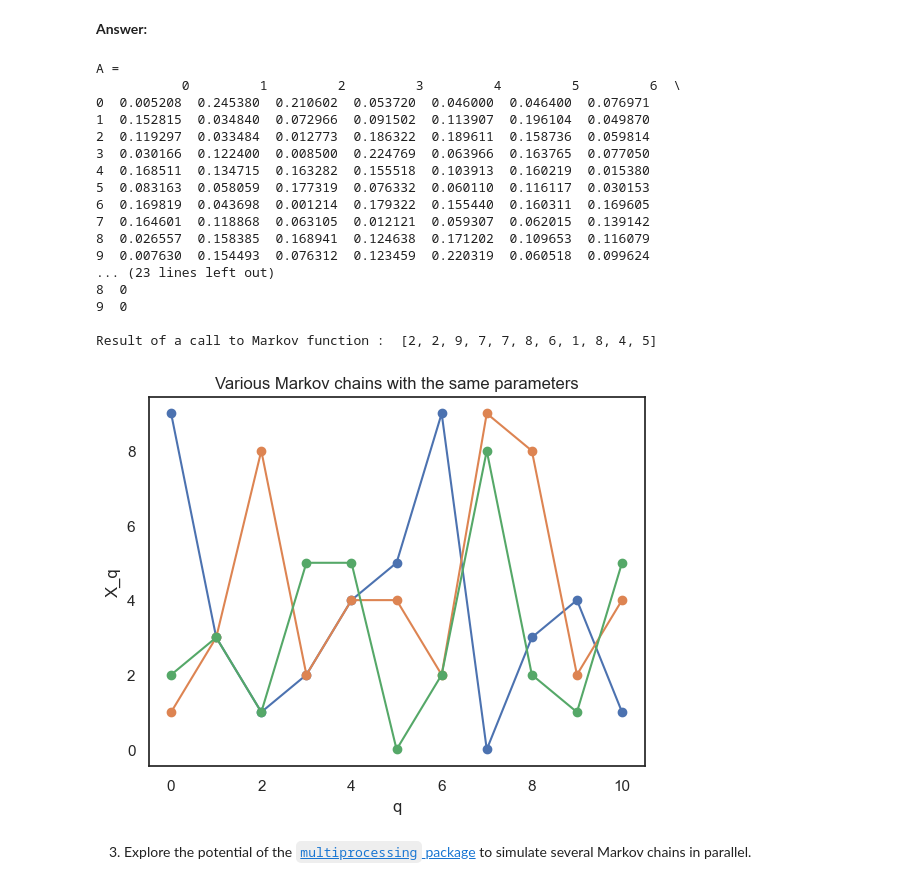
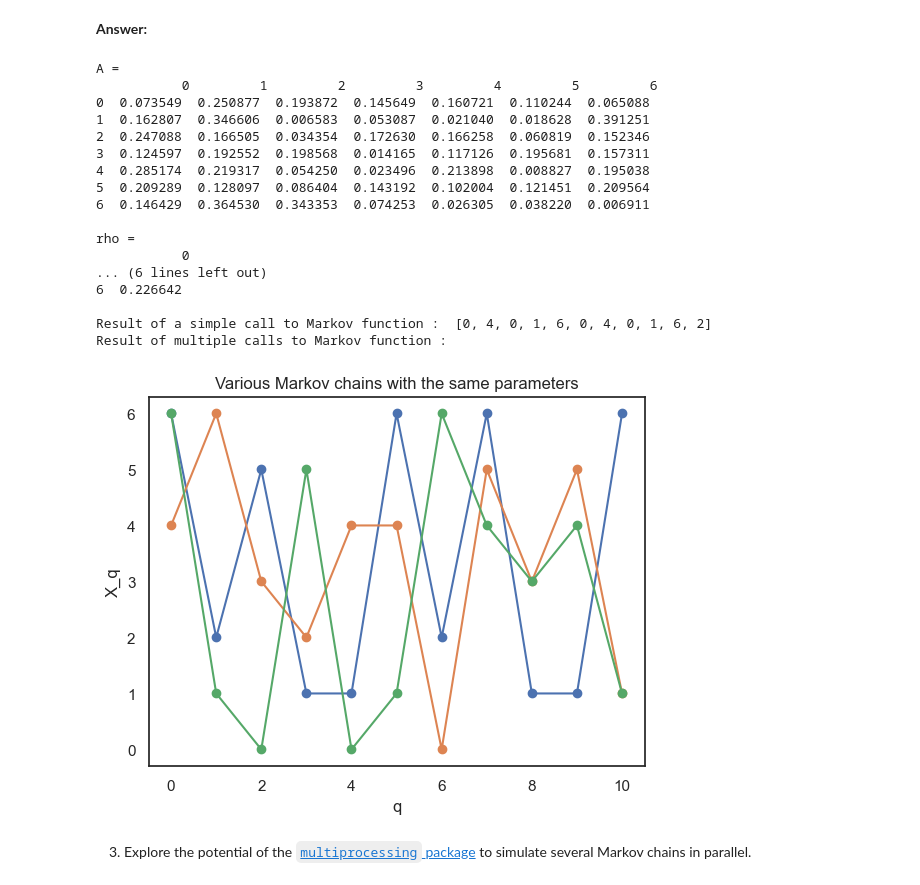
Before and after one commit to Cbonvieuxziz/python_sdia, a Jupyter notebook: Labs/Lab5/lab5.ipynb, the cells around one changed output. Saved outputs shown, nothing was run; the diff lists cells and outputs as text; code cells hidden in the pictures.

```diff
--- a/Labs/Lab5/lab5.ipynb
+++ b/Labs/Lab5/lab5.ipynb
@@ -240,44 +240,50 @@ def plot_markov_chain_result(rho,A,nmax,rng, N, N_s):
     plt.title("Various Markov chains with the same parameters")
     plt.show()
 # %%
-N = 10
+N = 7
 
 # Differents rhos
 random_rho = generate_probability_vector(N)
 rho = np.array([1] + [0 for _ in range(N-1)]) # The chain has to start by the point 0
 
 # Random matrix
 A = random_stochastic_matrix(N)
 
 # Print the chosen values
-print("A = \n", pd.DataFrame(A), end="\n\n")
-print("rho = \n", pd.DataFrame(rho.T), end="\n\n")
+if N <= 7:
+    print("A = \n", pd.DataFrame(A), end="\n\n")
+
+else:
+    print("First columns of A : \n", pd.DataFrame(A), end="\n\n")
+
+print("rho = \n", pd.DataFrame(random_rho), end="\n\n")
 
 # Print the result of a simple call
 path = markov(random_rho, A, 10, rng, N)
-print("Result of a call to Markov function : ", path)
+print("Result of a simple call to Markov function : ", path)
 
 # Call multiple times the function and plot the result
+print("Result of multiple calls to Markov function : ")
 plot_markov_chain_result(random_rho, A, 10, rng, N, 3)
 # %% [output]
 A =
-           0         1         2         3         4         5         6  \
-0  0.005208  0.245380  0.210602  0.053720  0.046000  0.046400  0.076971
-1  0.152815  0.034840  0.072966  0.091502  0.113907  0.196104  0.049870
-2  0.119297  0.033484  0.012773  0.186322  0.189611  0.158736  0.059814
-3  0.030166  0.122400  0.008500  0.224769  0.063966  0.163765  0.077050
-4  0.168511  0.134715  0.163282  0.155518  0.103913  0.160219  0.015380
-5  0.083163  0.058059  0.177319  0.076332  0.060110  0.116117  0.030153
-6  0.169819  0.043698  0.001214  0.179322  0.155440  0.160311  0.169605
-7  0.164601  0.118868  0.063105  0.012121  0.059307  0.062015  0.139142
-8  0.026557  0.158385  0.168941  0.124638  0.171202  0.109653  0.116079
-9  0.007630  0.154493  0.076312  0.123459  0.220319  0.060518  0.099624
-... (23 lines left out)
-8  0
-9  0
+           0         1         2         3         4         5         6
+0  0.073549  0.250877  0.193872  0.145649  0.160721  0.110244  0.065088
+1  0.162807  0.346606  0.006583  0.053087  0.021040  0.018628  0.391251
+2  0.247088  0.166505  0.034354  0.172630  0.166258  0.060819  0.152346
+3  0.124597  0.192552  0.198568  0.014165  0.117126  0.195681  0.157311
+4  0.285174  0.219317  0.054250  0.023496  0.213898  0.008827  0.195038
+5  0.209289  0.128097  0.086404  0.143192  0.102004  0.121451  0.209564
+6  0.146429  0.364530  0.343353  0.074253  0.026305  0.038220  0.006911
 
-Result of a call to Markov function :  [2, 2, 9, 7, 7, 8, 6, 1, 8, 4, 5]
+rho =
+           0
+... (6 lines left out)
+6  0.226642
+
+Result of a simple call to Markov function :  [0, 4, 0, 1, 6, 0, 4, 0, 1, 6, 2]
+Result of multiple calls to Markov function :
-[figure, old version]
+[figure, new version]
 # %% [markdown]
 3. Explore the potential of the [`multiprocessing` package](https://docs.python.org/3/library/multiprocessing.html) to simulate several Markov chains in parallel.
 # %% [markdown]
```
Also changed, not shown: parts of 1 cell of this notebook.
